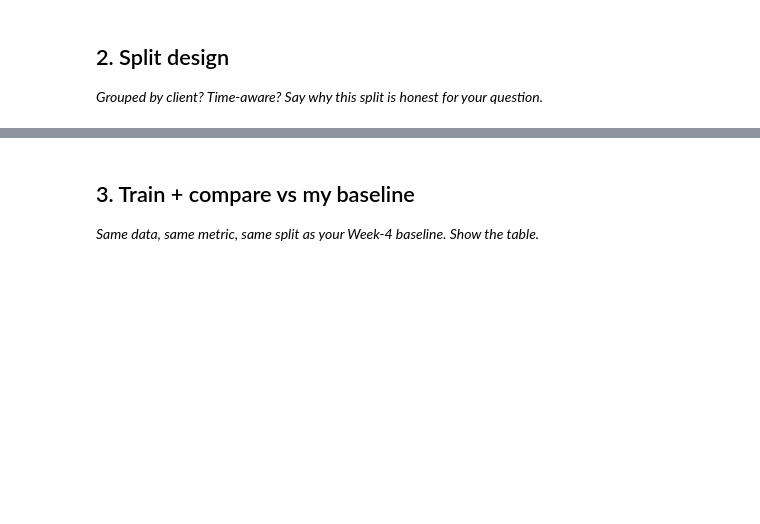
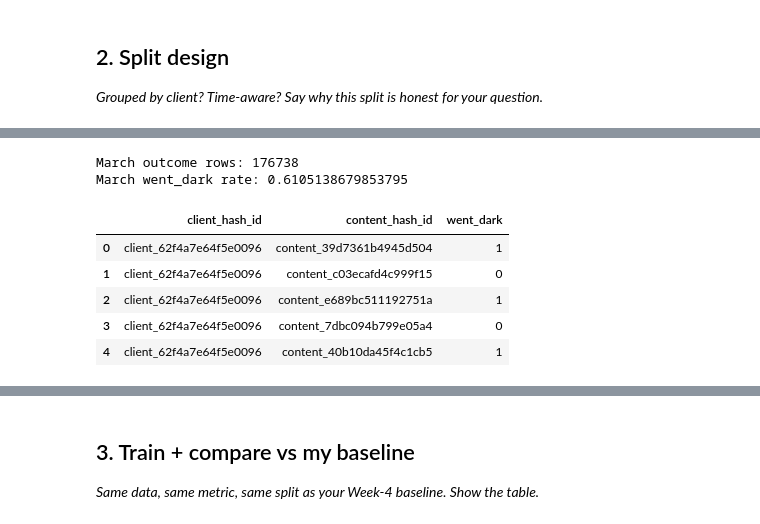
Before and after one commit to afreensumai64/ML-Internship, a Jupyter notebook: work/notebooks/w05_model.ipynb, the cells around one changed output, grey strips where cells are left out. Saved outputs shown, nothing was run; the diff lists cells and outputs as text; code cells hidden in the pictures; blank space fills up the shorter version.

```diff
--- a/work/notebooks/w05_model.ipynb
+++ b/work/notebooks/w05_model.ipynb
@@ -22,0 +229,39 @@ This skeleton is yours to fill. Work the sections **in order** — each one has
+# %%
+# Build the March observed outcome proxy
+
+MAR_OUTCOME = con.sql(f"""
+WITH mar AS (
+    SELECT
+        client_hash_id,
+        content_hash_id,
+        SUM(gsc_clicks) AS march_clicks
+    FROM {MAR}
+    WHERE gsc_data_available IS TRUE
+    GROUP BY client_hash_id, content_hash_id
+)
+
+SELECT
+    client_hash_id,
+    content_hash_id,
+
+    CASE
+        WHEN COALESCE(march_clicks, 0) = 0 THEN 1
+        ELSE 0
+    END AS went_dark
+
+FROM mar
+""").df()
+
+print("March outcome rows:", len(MAR_OUTCOME))
+print("March went_dark rate:", MAR_OUTCOME["went_dark"].mean())
+
+display(MAR_OUTCOME.head())
+# %% [output]
+March outcome rows: 176738
+March went_dark rate: 0.6105138679853795
+|  | client_hash_id | content_hash_id | went_dark |
+| 0 | client_62f4a7e64f5e0096 | content_39d7361b4945d504 | 1 |
+| 1 | client_62f4a7e64f5e0096 | content_c03ecafd4c999f15 | 0 |
+| 2 | client_62f4a7e64f5e0096 | content_e689bc511192751a | 1 |
+| 3 | client_62f4a7e64f5e0096 | content_7dbc094b799e05a4 | 0 |
+| 4 | client_62f4a7e64f5e0096 | content_40b10da45f4c1cb5 | 1 |
```
Also changed, not shown: parts of 15 cells of this notebook.
